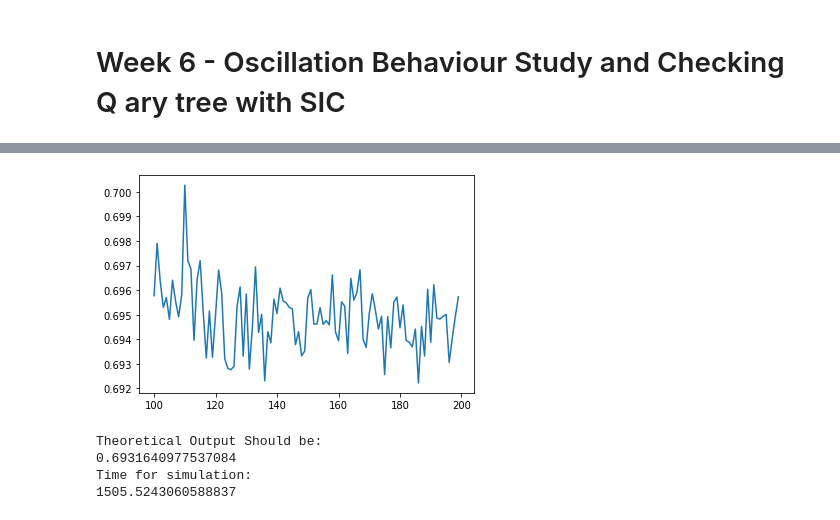
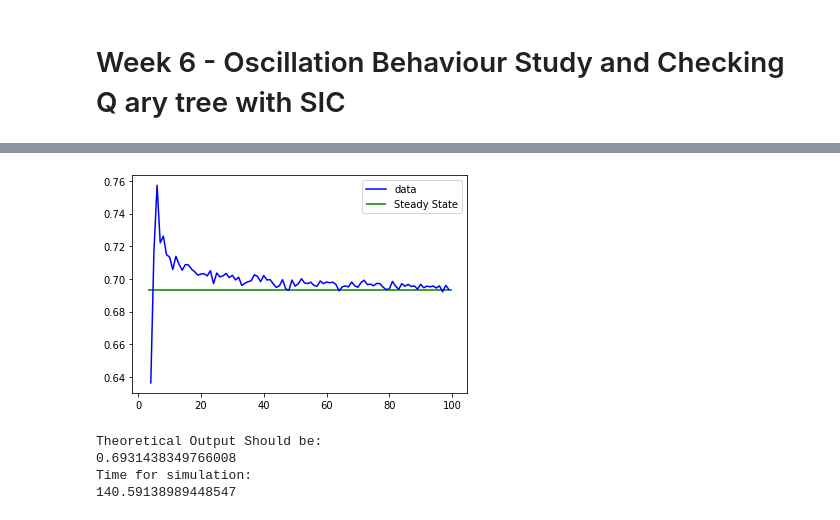
Before and after one commit to deshpandeyash/treesplittingsimulator, a Jupyter notebook: Weekly Results/Week6_results.ipynb, the cells around one changed output, grey strips where cells are left out. Saved outputs shown, nothing was run; the diff lists cells and outputs as text; code cells hidden in the pictures.

```diff
--- a/Weekly Results/Week6_results.ipynb
+++ b/Weekly Results/Week6_results.ipynb
@@ -33,8 +27,8 @@ Confirms randomness, small decay
 # %%
-simstudy.simulate_sic_oscillations(100,200)
+simstudy.simulate_sic_oscillations(100,3)
 # %% [output]
-[figure, old version]
+[figure, new version]
 Theoretical Output Should be:
-0.6931640977537084
+0.6931438349766008
 Time for simulation:
-1505.5243060588837
+140.59138989448547
```
Also changed, not shown: parts of 23 cells of this notebook, 3 other files.
